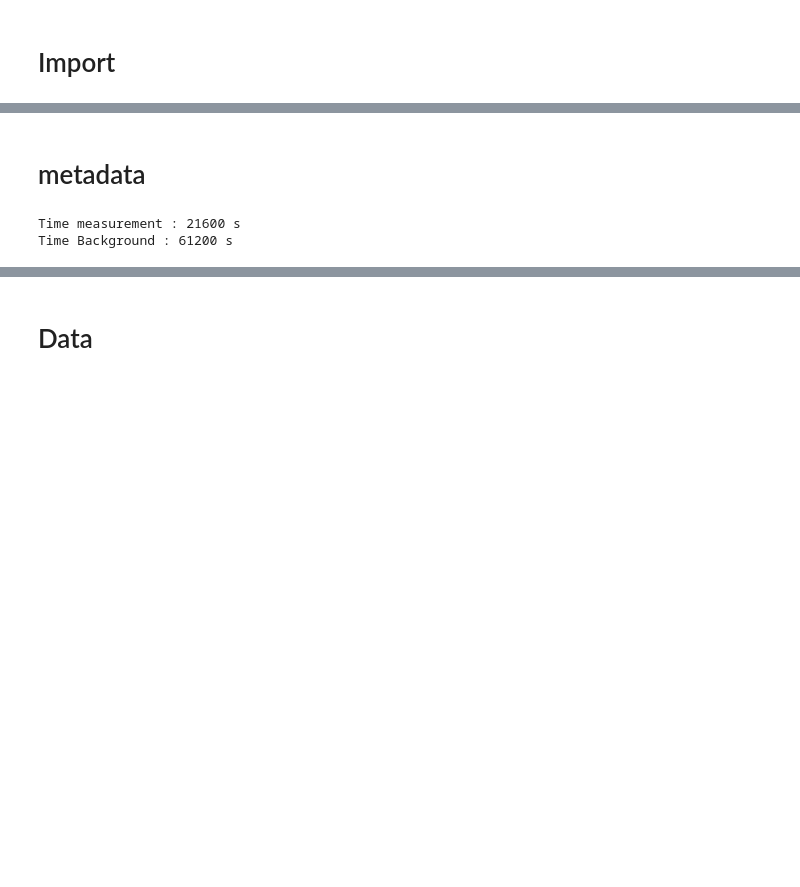
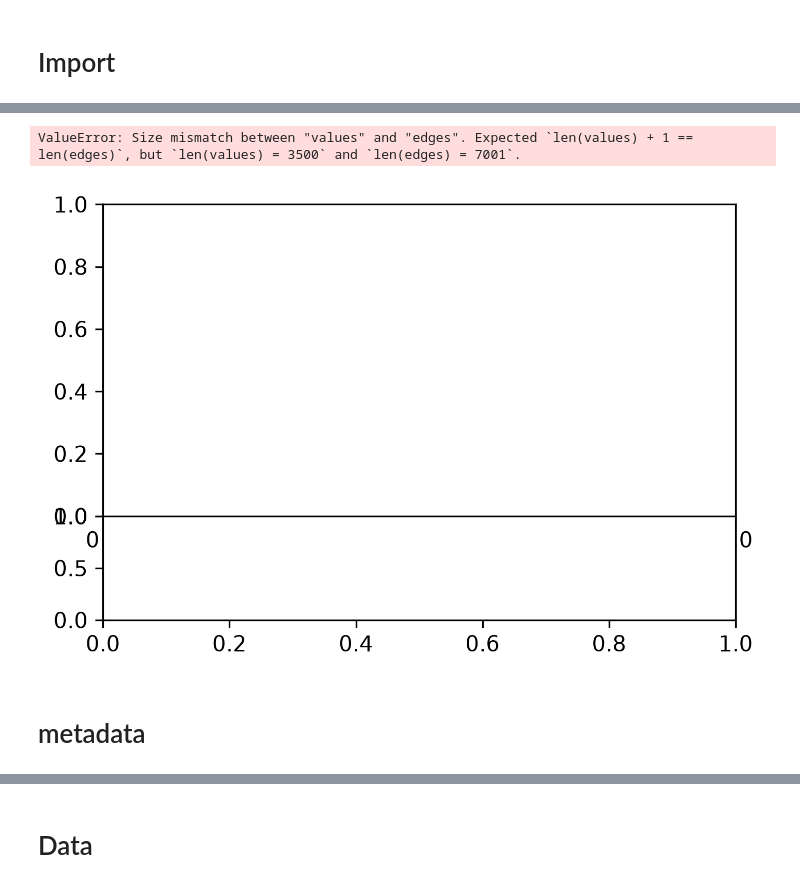
Before and after one commit to RitaF00/HADES-repo, a Jupyter notebook: am_HS1_top_dlt_V03422A.ipynb, the cells around one changed output, grey strips where cells are left out. Saved outputs shown, nothing was run; the diff lists cells and outputs as text; code cells hidden in the pictures; blank space fills up the shorter version.

Commit message:
update HADES

```diff
--- a/am_HS1_top_dlt_V03422A.ipynb
+++ b/am_HS1_top_dlt_V03422A.ipynb
@@ -383,0 +141,12 @@ def transform_profile(r, z, matrix):
+# %%
+common_measures, pairs, metadata = find_matching_detector_runs(
+    db,
+    detector_1="V03421A",
+    detector_2="V03422A",
+    measure=measure,
+)
+# %%
+for measurement, matched_pairs in pairs.items():
+    print(f"\n{measurement}: {len(matched_pairs)} coppie")
+    for key_1, key_2 in matched_pairs:
+        print(key_1[2], "↔", key_2[2])
@@ -383,0 +172,12 @@ def transform_profile(r, z, matrix):
+# %%
+
+# ============================================================
+# CONFIGURAZIONE
+# ============================================================
+
+version = "v1.2.1"
+measure = "am_HS1_top_dlt"
+campaign = "c1"
+
+metadata_path = "/global/u2/r/ritaferi/HADES_DATA/hades-metadata"
+db = dbetto.TextDB(metadata_path)
@@ -383,0 +721,10 @@ def transform_profile(r, z, matrix):
+# %%
+histograms = prepare_detector_histograms(
+    db,
+    detector_1="V03421A",
+    detector_2="V03422A",
+    bins=bins,
+    version=version,
+    campaign=campaign,
+    position_tolerance=5.0,
+)
@@ -384,3 +749,12 @@ def transform_profile(r, z, matrix):
+# %%
+fig, axes = plot_detector_histograms(
+    histograms,
+    xlim=(0, 150),
+    ratio_ylim=(0, 3),
+)
+# %% [output]
+ValueError: Size mismatch between "values" and "edges". Expected `len(values) + 1 == len(edges)`, but `len(values) = 3500` and `len(edges) = 7001`.
+[figure, added]
 # %% [markdown]
 # metadata
 # %%
@@ -400,9 +765,0 @@ db = dbetto.TextDB(metadata_path)
-# %%
-time_measurement = db.hardware.configuration[detector]["c1"][measure][f'run000{run}']['run_live_time_in_s']
-time_bkg = (db.hardware.configuration[detector]["c1"]["bkg"][f'run000{run}']["run_live_time_in_s"])
-
-print(f'Time measurement : {time_measurement} s')
-print(f'Time Background : {time_bkg} s')
-# %% [output]
-Time measurement : 21600 s
-Time Background : 61200 s
```
Also changed, not shown: parts of 75 cells of this notebook, 17 other files.
